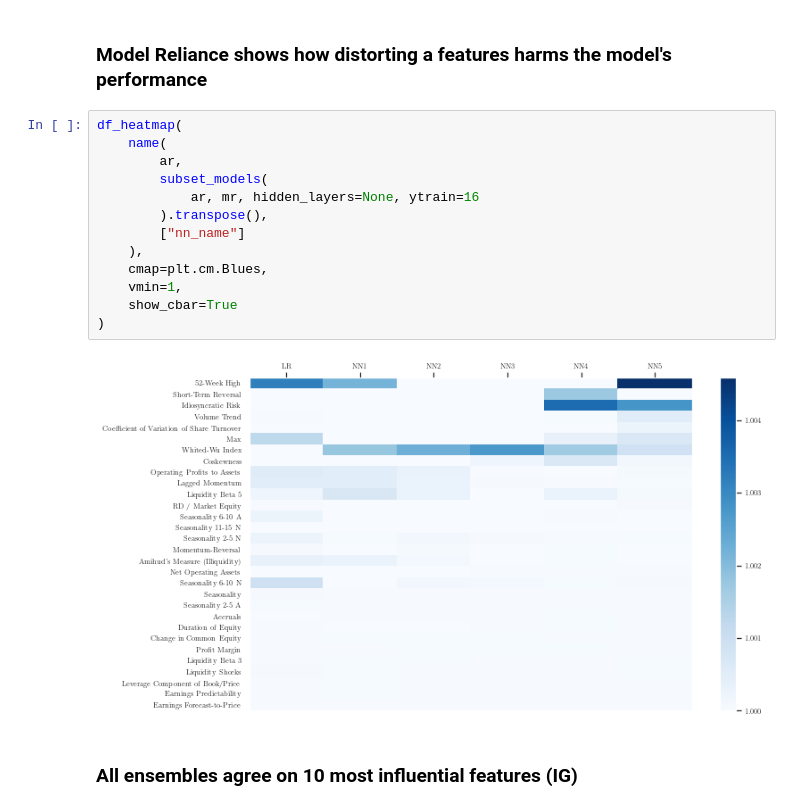
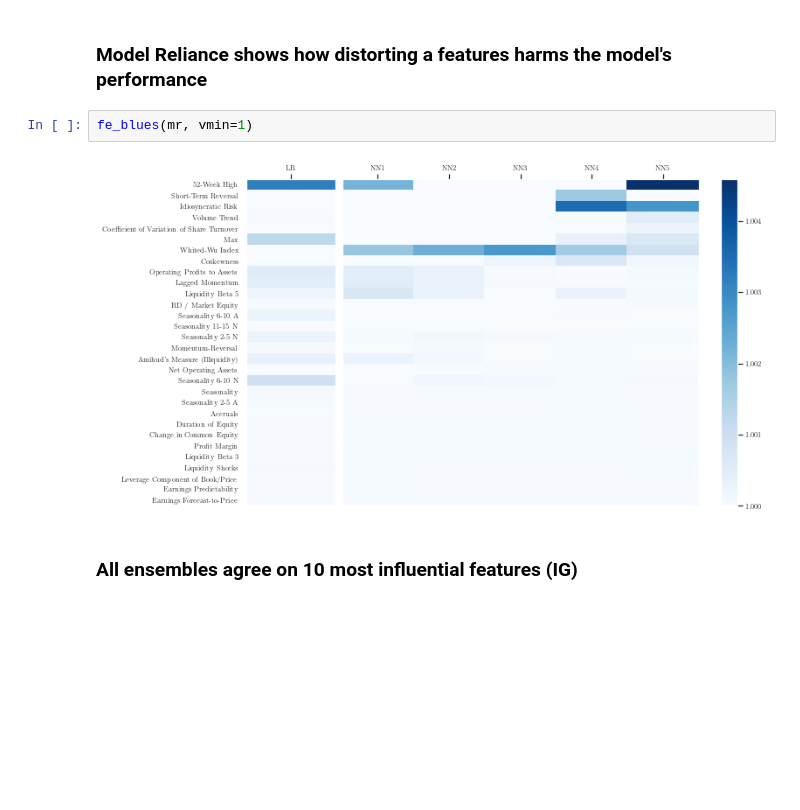
Before and after one commit to karolinachalupova/DiplomaThesis, a Jupyter notebook: results_plots.ipynb, the cells around one changed output. Cells and saved outputs as stored; diff of their text form; blank space fills up the shorter version.

```diff
--- a/results_plots.ipynb
+++ b/results_plots.ipynb
@@ -127,19 +205,8 @@ df_heatmap(
 # %% [markdown]
 ### Model Reliance shows how distorting a features harms the model's performance
-# %%
-df_heatmap(
-    name(
-        ar,
-        subset_models(
-            ar, mr, hidden_layers=None, ytrain=16
-        ).transpose(),
-        ["nn_name"]
-    ),
-    cmap=plt.cm.Blues,
-    vmin=1,
-    show_cbar=True
-)
-# %% [output]
-[figure, removed]
+# %%
+fe_blues(mr, vmin=1)
+# %% [output]
+[figure, added]
 # %% [markdown]
 ### All ensembles agree on 10 most influential features (IG)
```
Also changed, not shown: parts of 57 cells of this notebook.
